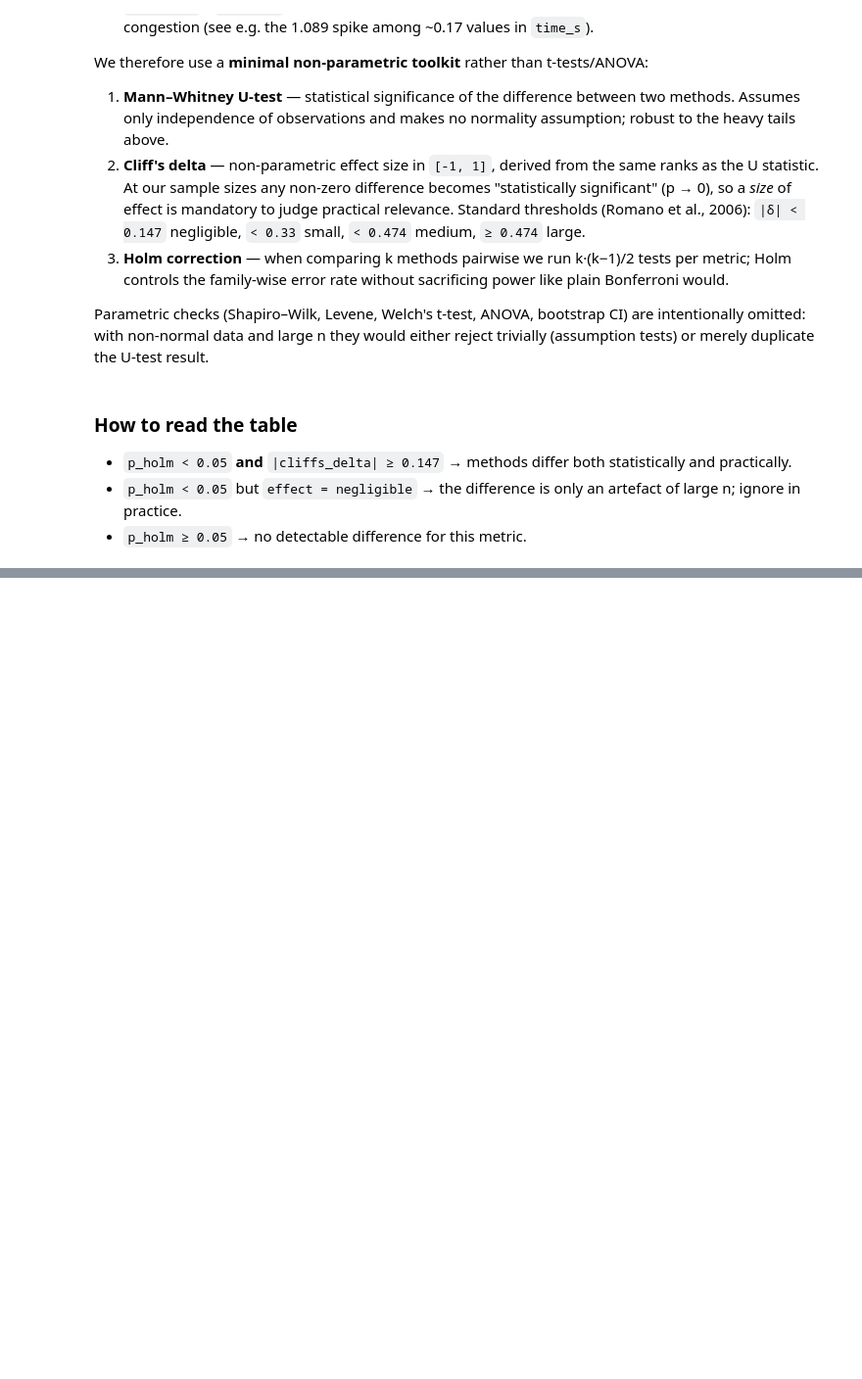
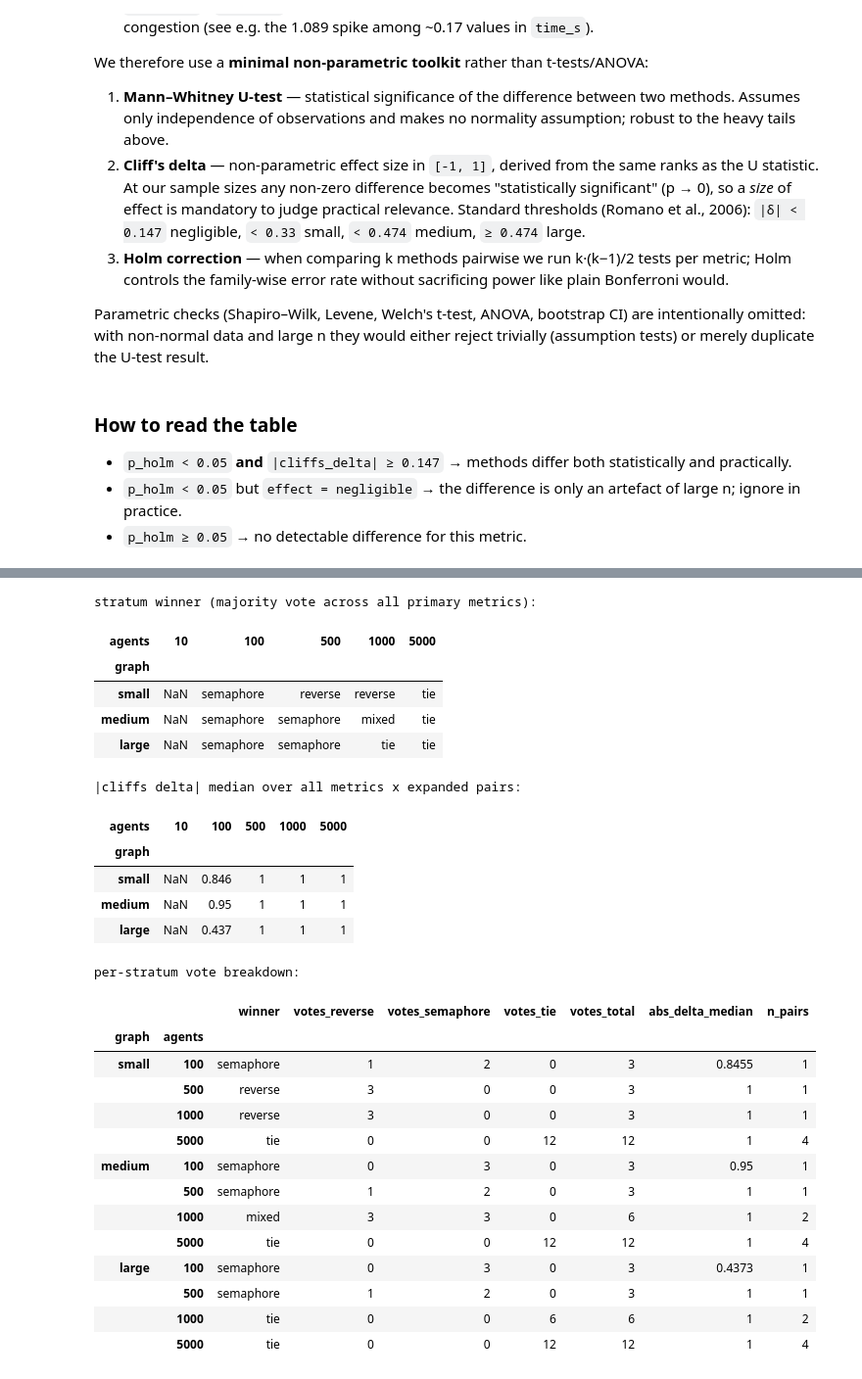
Before and after one commit to iktovr/master-diploma, a Jupyter notebook: src/demo/report.ipynb, the cells around one changed output, grey strips where cells are left out. Shown at 98% size. Drawn from its saved outputs; the diff is of its cells as text; code cells hidden in the pictures; blank space fills up the shorter version.

```diff
--- a/src/demo/report.ipynb
+++ b/src/demo/report.ipynb
@@ -258,0 +507,43 @@ compare_all_pairs(runs, 'avg_wait')
+# %%
+# Main artefact: 3x5 matrix (graph x agents) — majority-vote winner + |delta|.
+summary_32_df = pd.DataFrame(summary_32)
+winner_matrix = summary_32_df.pivot(index='graph', columns='agents',
+                                    values='winner').reindex(
+    index=GRAPH_ORDER, columns=AGENTS_ORDER)
+delta_matrix = summary_32_df.pivot(index='graph', columns='agents',
+                                   values='abs_delta_median').reindex(
+    index=GRAPH_ORDER, columns=AGENTS_ORDER)
+print('stratum winner (majority vote across all primary metrics):')
+display(winner_matrix)
+print('|cliffs delta| median over all metrics x expanded pairs:')
+display(delta_matrix.round(3))
+print('per-stratum vote breakdown:')
+display(summary_32_df.set_index(['graph', 'agents']))
+# %% [output]
+stratum winner (majority vote across all primary metrics):
+| agents | 10 | 100 | 500 | 1000 | 5000 |
+| graph |  |  |  |  |  |
+| small | NaN | semaphore | reverse | reverse | tie |
+| medium | NaN | semaphore | semaphore | mixed | tie |
+| large | NaN | semaphore | semaphore | tie | tie |
+|cliffs delta| median over all metrics x expanded pairs:
+| agents | 10 | 100 | 500 | 1000 | 5000 |
+| graph |  |  |  |  |  |
+| small | NaN | 0.846 | 1 | 1 | 1 |
+| medium | NaN | 0.95 | 1 | 1 | 1 |
+| large | NaN | 0.437 | 1 | 1 | 1 |
+per-stratum vote breakdown:
+|  |  | winner | votes_reverse | votes_semaphore | votes_tie | votes_total | abs_delta_median | n_pairs |
+| graph | agents |  |  |  |  |  |  |  |
+| small | 100 | semaphore | 1 | 2 | 0 | 3 | 0.8455 | 1 |
+|  | 500 | reverse | 3 | 0 | 0 | 3 | 1 | 1 |
+|  | 1000 | reverse | 3 | 0 | 0 | 3 | 1 | 1 |
+|  | 5000 | tie | 0 | 0 | 12 | 12 | 1 | 4 |
+| medium | 100 | semaphore | 0 | 3 | 0 | 3 | 0.95 | 1 |
+|  | 500 | semaphore | 1 | 2 | 0 | 3 | 1 | 1 |
+|  | 1000 | mixed | 3 | 3 | 0 | 6 | 1 | 2 |
+|  | 5000 | tie | 0 | 0 | 12 | 12 | 1 | 4 |
+| large | 100 | semaphore | 0 | 3 | 0 | 3 | 0.4373 | 1 |
+|  | 500 | semaphore | 1 | 2 | 0 | 3 | 1 | 1 |
+|  | 1000 | tie | 0 | 0 | 6 | 6 | 1 | 2 |
+|  | 5000 | tie | 0 | 0 | 12 | 12 | 1 | 4 |
```
Also changed, not shown: parts of 25 cells of this notebook, 11 other files.
